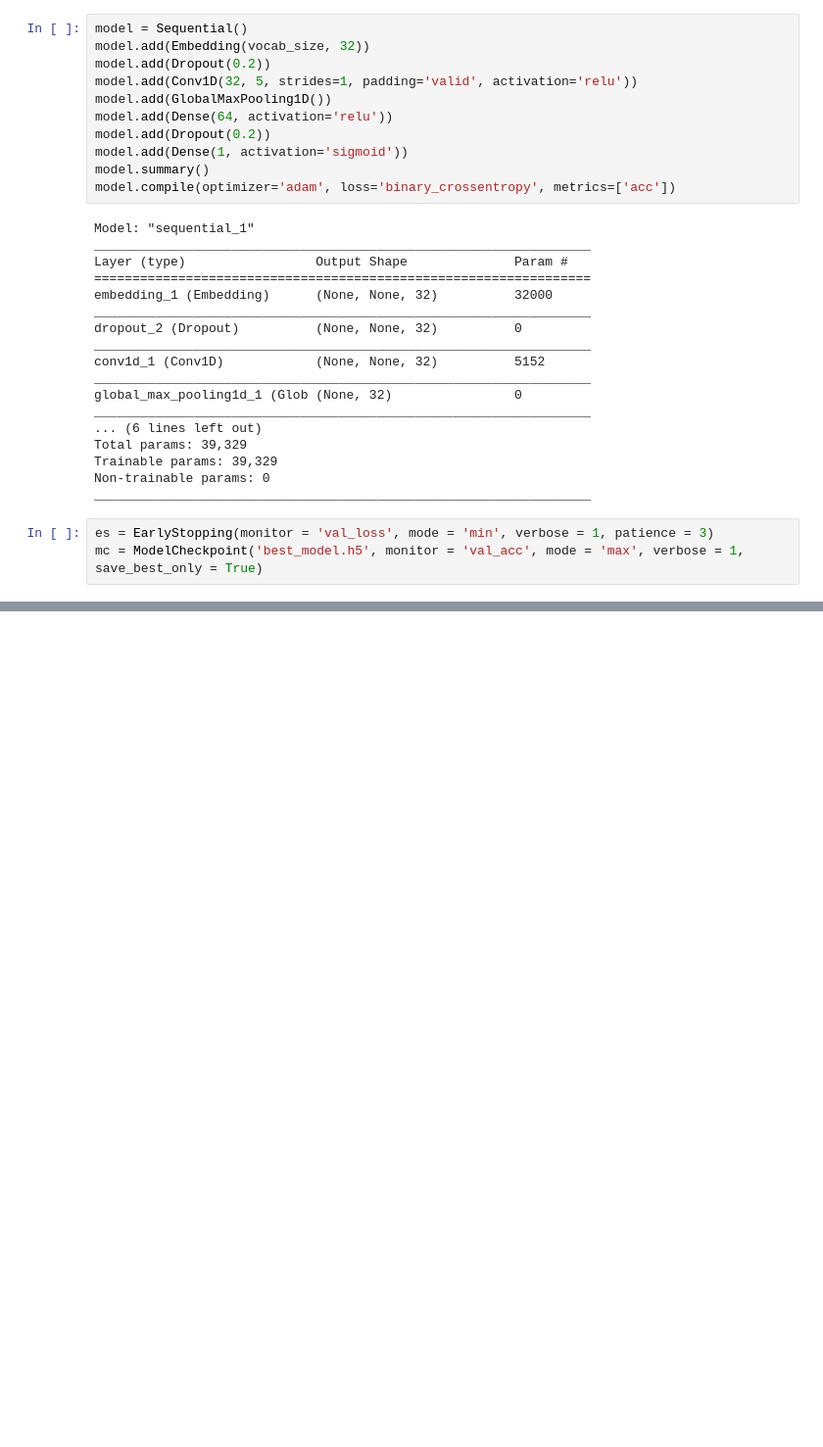
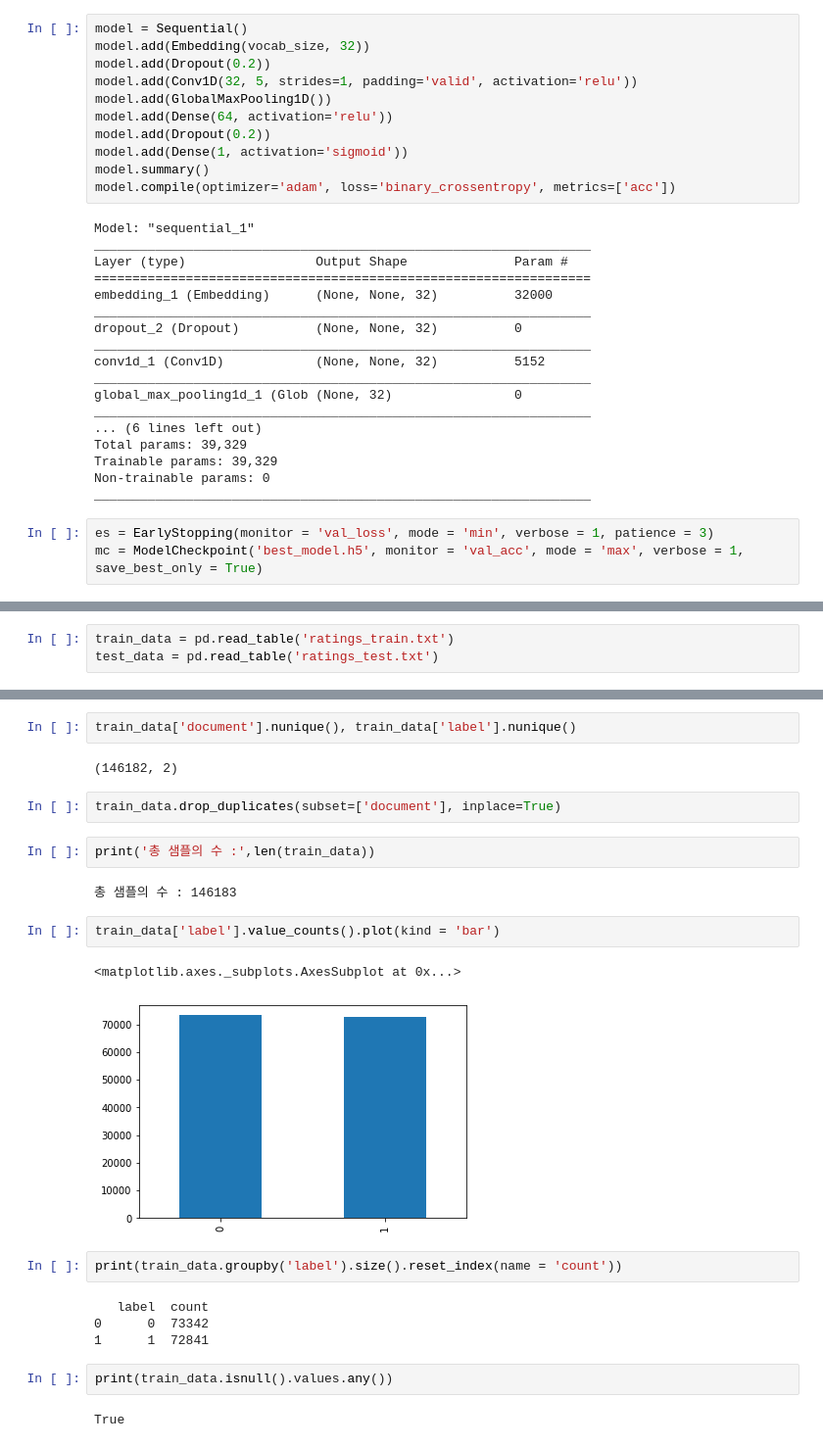
Before and after one commit to JoonYoung-Sohn/practice, a Jupyter notebook: 201204_CNN.ipynb, the cells around one changed output, grey strips where cells are left out. Shown: that part at 98% size. Saved outputs shown, nothing was run; the diff lists cells and outputs as text; blank space fills up the shorter version.

```diff
--- a/201204_CNN.ipynb
+++ b/201204_CNN.ipynb
@@ -259,0 +298,3 @@ print("\n 테스트 정확도: %.4f" % (model.evaluate(X_test, y_test)[1]))
+# %%
+train_data = pd.read_table('ratings_train.txt')
+test_data = pd.read_table('ratings_test.txt')
@@ -259,0 +327,25 @@ print("\n 테스트 정확도: %.4f" % (model.evaluate(X_test, y_test)[1]))
+# %%
+train_data['document'].nunique(), train_data['label'].nunique()
+# %% [output]
+(146182, 2)
+# %%
+train_data.drop_duplicates(subset=['document'], inplace=True)
+# %%
+print('총 샘플의 수 :',len(train_data))
+# %% [output]
+총 샘플의 수 : 146183
+# %%
+train_data['label'].value_counts().plot(kind = 'bar')
+# %% [output]
+<matplotlib.axes._subplots.AxesSubplot at 0x...>
+[figure, added]
+# %%
+print(train_data.groupby('label').size().reset_index(name = 'count'))
+# %% [output]
+   label  count
+0      0  73342
+1      1  72841
+# %%
+print(train_data.isnull().values.any())
+# %% [output]
+True
```
Also changed, not shown: parts of 84 cells of this notebook.
